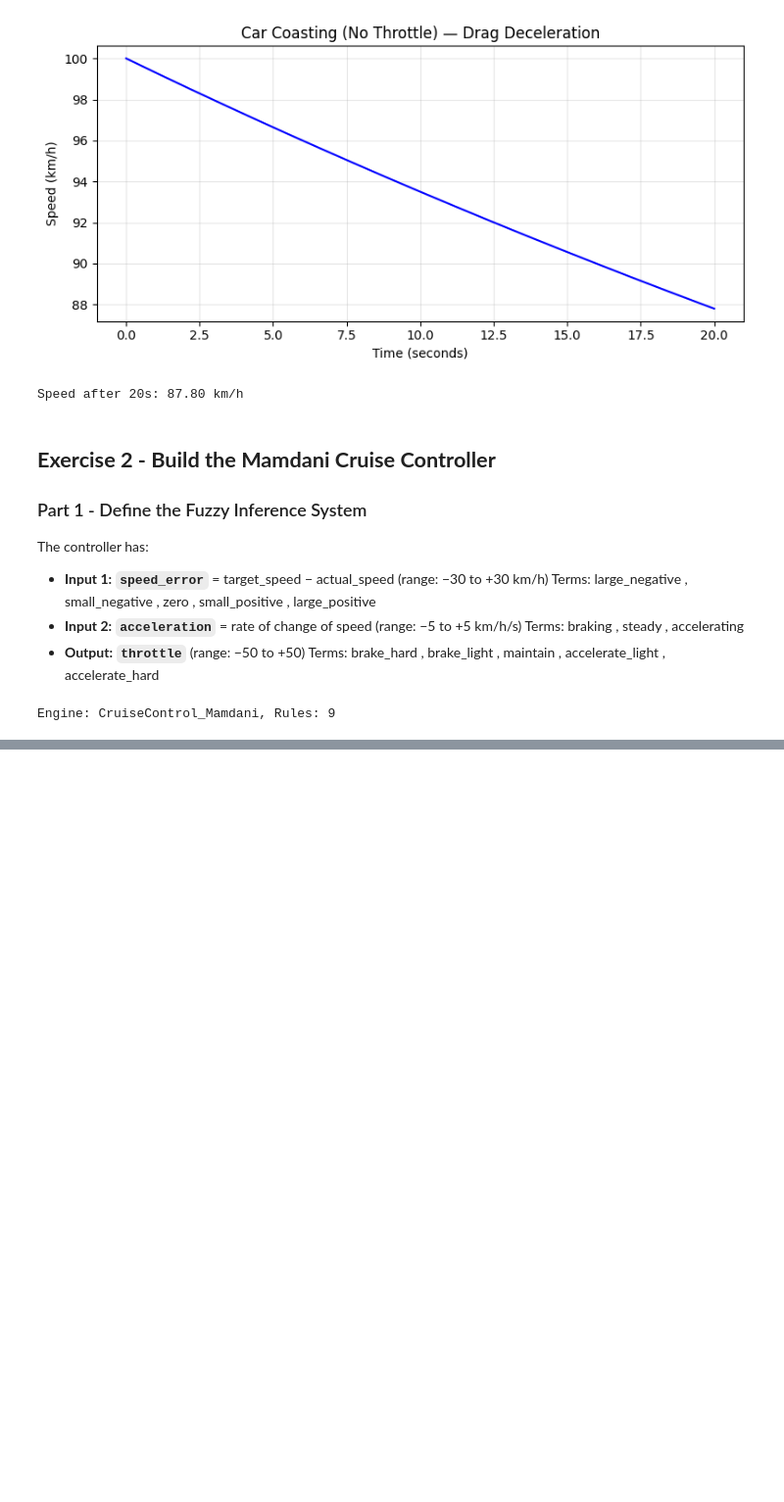
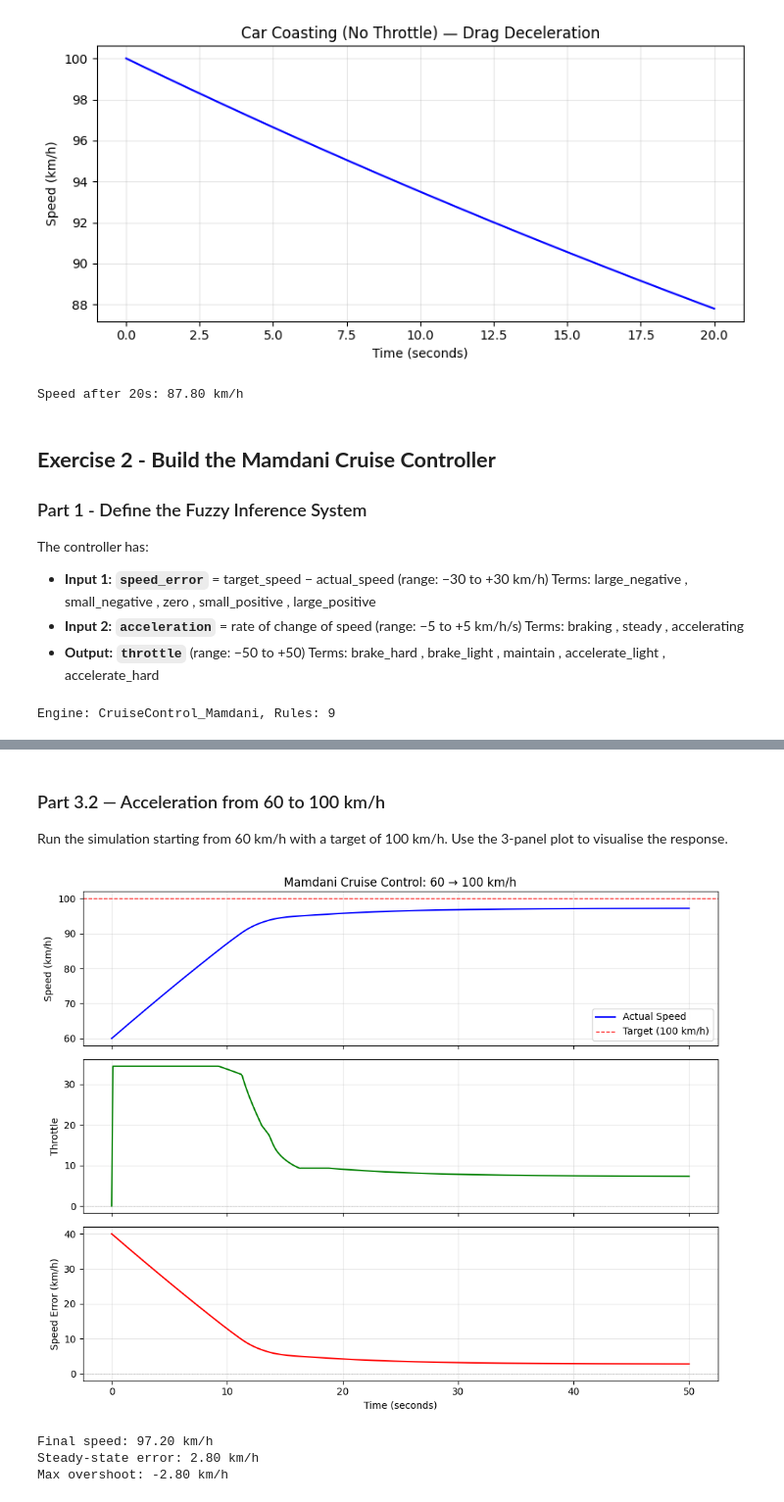
Before and after one commit to eoinocathasaigh/Artificial-Intelligence-Labs, a Jupyter notebook: Lab 6/Lab6.ipynb, the cells around one changed output, grey strips where cells are left out. Shown at 98% size. Cells and saved outputs as stored; diff of their text form; code cells hidden in the pictures; blank space fills up the shorter version.

```diff
--- a/Lab 6/Lab6.ipynb
+++ b/Lab 6/Lab6.ipynb
@@ -150,7 +150,8 @@ class CarPlant:
         throttle : float
         Controller output (can be negative for braking).
         disturbance : float
-        External force in Newtons (e.g. hill gravity, headwind).
+        External opposing force in Newtons (e.g. hill gravity, headwind).
+        Positive disturbance values reduce speed.
         Returns
         -------
         speed : float
@@ -165,7 +166,7 @@ class CarPlant:
         # Compute drag force
         drag_force = self.drag_coeff * speed_ms ** 2
         # TODO: Compute net force and acceleration
-        net_force = throttle_force - drag_force + disturbance
+        net_force = throttle_force - drag_force - disturbance
 
         # TODO: Compute acceleration
         acceleration_ms2 = net_force / self.mass
@@ -242,9 +243,9 @@ def create_mamdani_cruise_controller():
                 # universe of discourse and fuzzy sets
                 name="acceleration", minimum=-5, maximum=5,
                 terms=[
-                    fl.Trapezoid("accelerating", -5, -5, -2, 0),
+                    fl.Trapezoid("braking", -5, -5, -2, 0),
                     fl.Triangle("steady", -1, 0, 1),
-                    fl.Trapezoid("braking", 0, 2, 5, 5),
+                    fl.Trapezoid("accelerating", 0, 2, 5, 5),
                 ],
             ),
         ],
@@ -304,0 +306,17 @@ plt.show()
+# %%
+test_cases = [
+    (20.0, 0.0, "Too slow, steady"),
+    (-15.0, 2.0, "Too fast, still accelerating"),
+    (3.0, -1.0, "Slightly slow, decelerating"),
+    (0.0, 0.0, "On target, steady"),
+]
+
+print(f"{'Description':<35} {'Error':>6} {'Accel':>6} {'Throttle':>10}")
+print("-" * 62)
+
+for err, acc, desc in test_cases:
+    mamdani.input_variable("speed_error").value = err
+    mamdani.input_variable("acceleration").value = acc
+    mamdani.process()
+    throttle = get_output(mamdani, "throttle")
+    print(f"{desc:<35} {err:>6.1f} {acc:>6.1f} {throttle:>10.2f}")
@@ -304,0 +391,24 @@ plt.show()
+# %% [markdown]
+### Part 3.2 — Acceleration from 60 to 100 km/h
+Run the simulation starting from 60 km/h with a target of 100 km/h. Use the 3-panel plot to visualise the response.
+# %%
+plant = CarPlant()
+result = run_simulation(mamdani, plant, target_speed=100, initial_speed=60, n_steps=500)
+
+plot_simulation(result['times'], result['speeds'], result['throttles'], result['errors'],
+    target=100, title='Mamdani Cruise Control: 60 → 100 km/h')
+
+# Performance metrics
+final_speed = result['speeds'][-1]
+steady_state_error = 100 - final_speed
+max_speed = max(result['speeds'])
+overshoot = max_speed - 100
+
+print(f"Final speed: {final_speed:.2f} km/h")
+print(f"Steady-state error: {steady_state_error:.2f} km/h")
+print(f"Max overshoot: {overshoot:.2f} km/h")
+# %% [output]
+[figure, added]
+Final speed: 97.20 km/h
+Steady-state error: 2.80 km/h
+Max overshoot: -2.80 km/h
```
Also changed, not shown: parts of 17 cells of this notebook.
